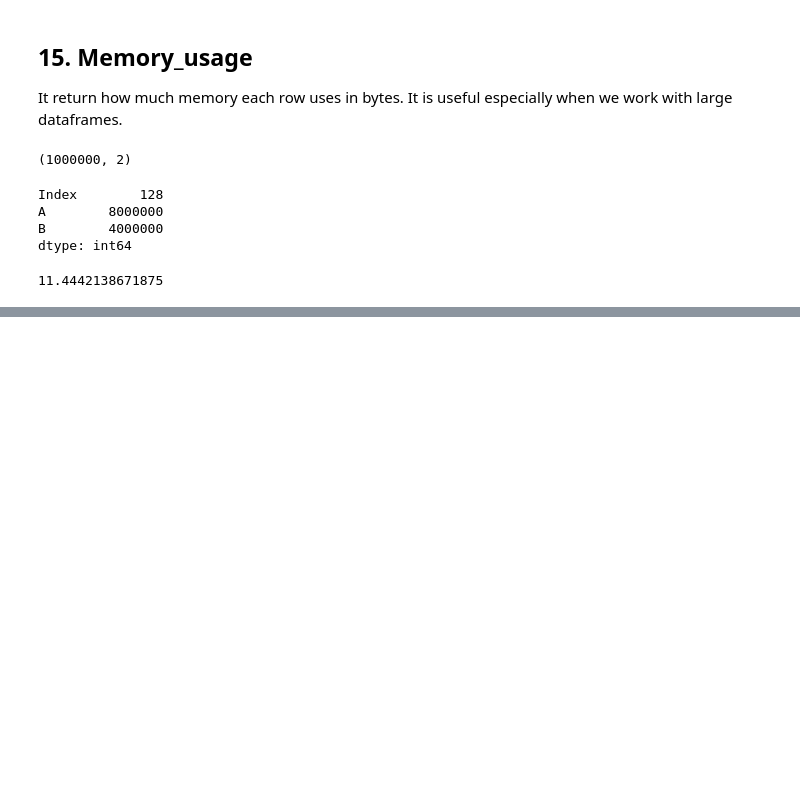
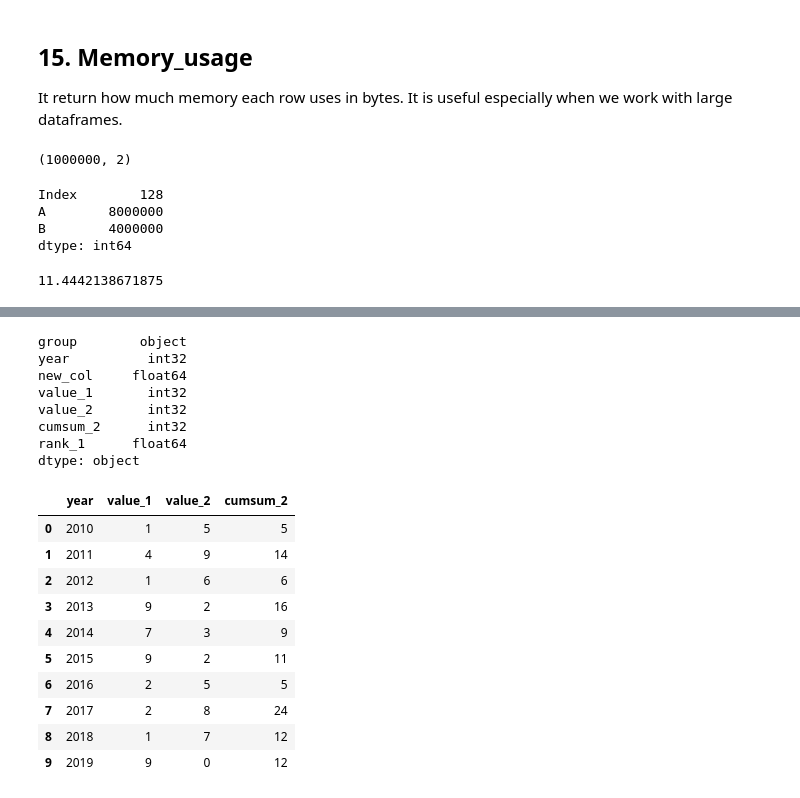
Before and after one commit to loganrane/MachineLearning101, a Jupyter notebook: Hacks/20 Panda Functions for better Analysis.ipynb, the cells around one changed output, grey strips where cells are left out. Drawn from its saved outputs; the diff is of its cells as text; code cells hidden in the pictures; blank space fills up the shorter version.

```diff
--- a/Hacks/20 Panda Functions for better Analysis.ipynb
+++ b/Hacks/20 Panda Functions for better Analysis.ipynb
@@ -309,0 +365,23 @@ df_large.memory_usage().sum() / (1024 ** 2)
+# %%
+print(df.dtypes)
+df.select_dtypes(include='int32')
+# %% [output]
+group        object
+year          int32
+new_col     float64
+value_1       int32
+value_2       int32
+cumsum_2      int32
+rank_1      float64
+dtype: object
+|  | year | value_1 | value_2 | cumsum_2 |
+| 0 | 2010 | 1 | 5 | 5 |
+| 1 | 2011 | 4 | 9 | 14 |
+| 2 | 2012 | 1 | 6 | 6 |
+| 3 | 2013 | 9 | 2 | 16 |
+| 4 | 2014 | 7 | 3 | 9 |
+| 5 | 2015 | 9 | 2 | 11 |
+| 6 | 2016 | 2 | 5 | 5 |
+| 7 | 2017 | 2 | 8 | 24 |
+| 8 | 2018 | 1 | 7 | 12 |
+| 9 | 2019 | 9 | 0 | 12 |
```
Also changed, not shown: parts of 22 cells of this notebook.
